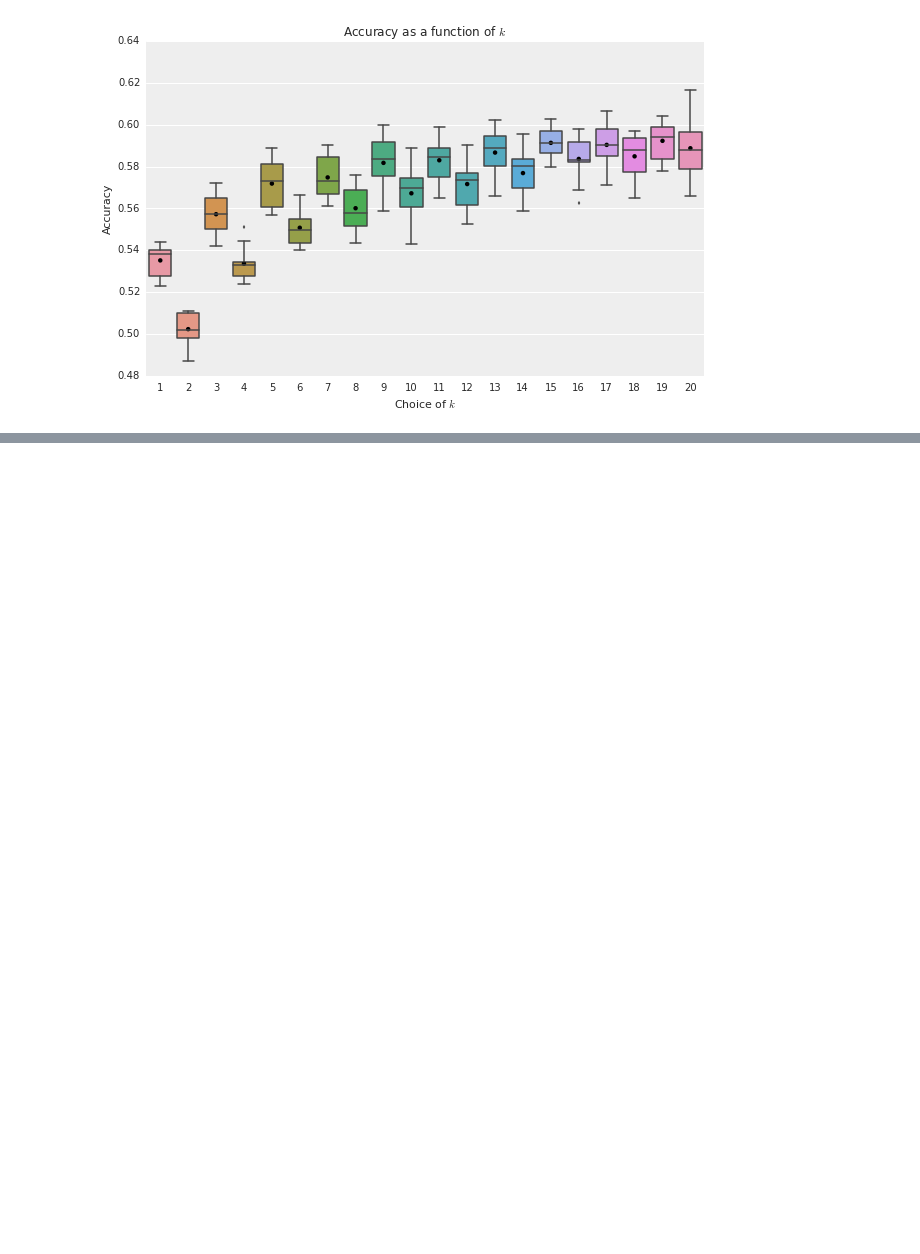
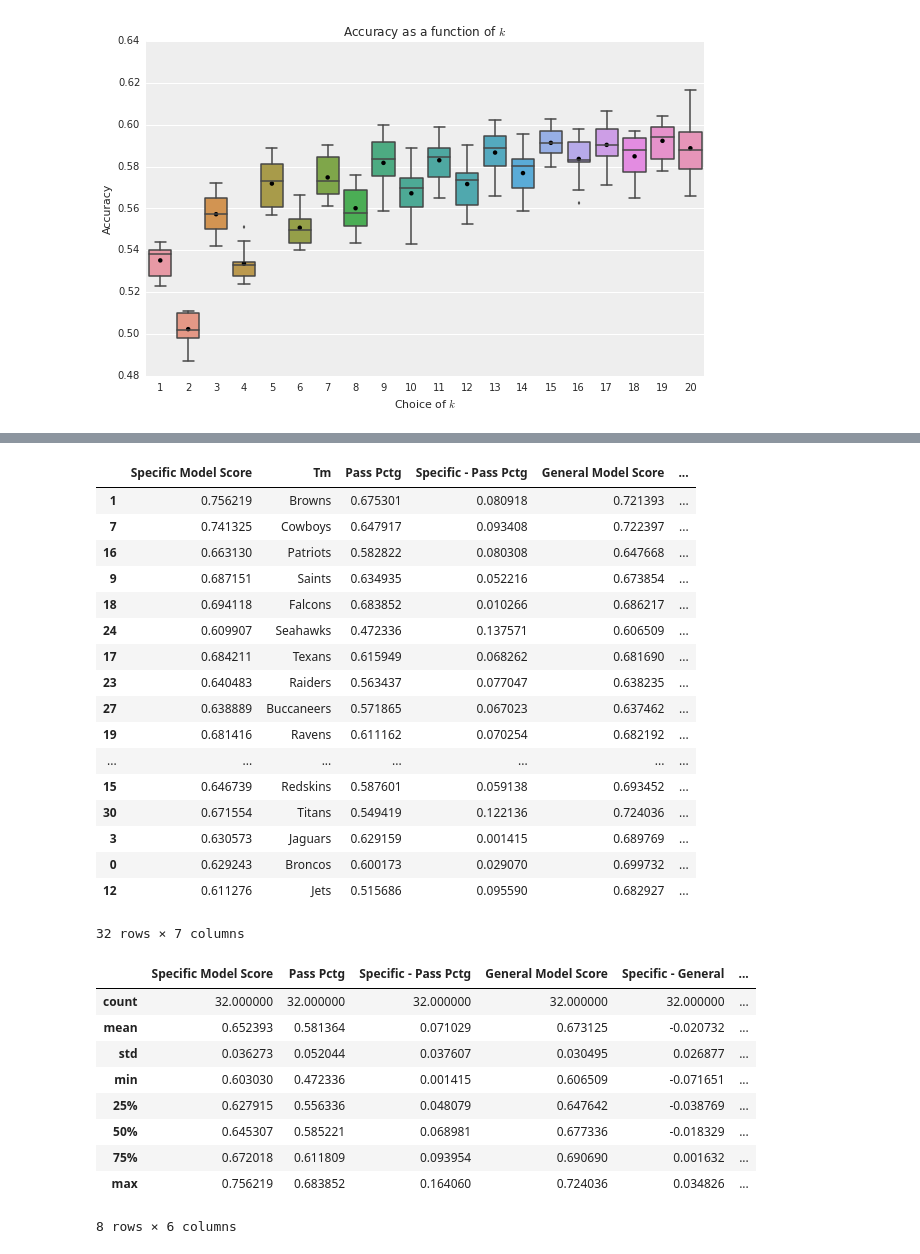
Before and after one commit to araftery/cs109-final-project, a Jupyter notebook: notebook.ipynb, the cells around one changed output, grey strips where cells are left out. Saved outputs shown, nothing was run; the diff lists cells and outputs as text; code cells hidden in the pictures; blank space fills up the shorter version.

```diff
--- a/notebook.ipynb
+++ b/notebook.ipynb
@@ -377,5 +374,21 @@ x_columns = [
     'Pass Percentage',
     'Run Percentage',
 ]
-x_train, x_test, y_train, y_test, df_subset = split_dataset(x_columns)
-df_subset.head()
+# get rid of any rows that have nan for any x column, or for pass
+df_no_nan = df.copy()
+for col in x_columns:
+    df_no_nan = df_no_nan[np.isfinite(df_no_nan[col])]
+
+df_no_nan = df_no_nan[np.isfinite(df_no_nan['Pass'])]
+
+X = df_no_nan[x_columns + ['Tm']]
+Y = df_no_nan[['Pass', 'Tm']]
+df_subset = df_no_nan[list(x_columns) + ['Pass']]
+
+x_train, x_test, y_train, y_test = train_test_split(X,Y, test_size=.33, random_state=9345)
+x_train = np.array([i[:-1] for i in x_train])
+y_train = np.array(pd.DataFrame(y_train)[0]).astype(np.int)
+x_test_with_team = x_test.copy()
+y_test_with_team = y_test.copy()
+x_test = np.array([i[:-1] for i in x_test])
+y_test = np.array(pd.DataFrame(y_test)[0]).astype(np.int)
@@ -432,0 +489,34 @@ plt.show()
+# %%
+team_scores['Specific - General'] = team_scores['Specific Model Score'] - team_scores['General Model Score']
+team_scores['General - Pass Pctg'] = team_scores['General Model Score'] - team_scores['Pass Pctg']
+display(team_scores.sort('Specific - General', ascending=False))
+display(team_scores.describe())
+# %% [output]
+|  | Specific Model Score | Tm | Pass Pctg | Specific - Pass Pctg | General Model Score | ... |
+| 1 | 0.756219 | Browns | 0.675301 | 0.080918 | 0.721393 | ... |
+| 7 | 0.741325 | Cowboys | 0.647917 | 0.093408 | 0.722397 | ... |
+| 16 | 0.663130 | Patriots | 0.582822 | 0.080308 | 0.647668 | ... |
+| 9 | 0.687151 | Saints | 0.634935 | 0.052216 | 0.673854 | ... |
+| 18 | 0.694118 | Falcons | 0.683852 | 0.010266 | 0.686217 | ... |
+| 24 | 0.609907 | Seahawks | 0.472336 | 0.137571 | 0.606509 | ... |
+| 17 | 0.684211 | Texans | 0.615949 | 0.068262 | 0.681690 | ... |
+| 23 | 0.640483 | Raiders | 0.563437 | 0.077047 | 0.638235 | ... |
+| 27 | 0.638889 | Buccaneers | 0.571865 | 0.067023 | 0.637462 | ... |
+| 19 | 0.681416 | Ravens | 0.611162 | 0.070254 | 0.682192 | ... |
+| ... | ... | ... | ... | ... | ... | ... |
+| 15 | 0.646739 | Redskins | 0.587601 | 0.059138 | 0.693452 | ... |
+| 30 | 0.671554 | Titans | 0.549419 | 0.122136 | 0.724036 | ... |
+| 3 | 0.630573 | Jaguars | 0.629159 | 0.001415 | 0.689769 | ... |
+| 0 | 0.629243 | Broncos | 0.600173 | 0.029070 | 0.699732 | ... |
+| 12 | 0.611276 | Jets | 0.515686 | 0.095590 | 0.682927 | ... |
+32 rows × 7 columns
+|  | Specific Model Score | Pass Pctg | Specific - Pass Pctg | General Model Score | Specific - General | ... |
+| count | 32.000000 | 32.000000 | 32.000000 | 32.000000 | 32.000000 | ... |
+| mean | 0.652393 | 0.581364 | 0.071029 | 0.673125 | -0.020732 | ... |
+| std | 0.036273 | 0.052044 | 0.037607 | 0.030495 | 0.026877 | ... |
+| min | 0.603030 | 0.472336 | 0.001415 | 0.606509 | -0.071651 | ... |
+| 25% | 0.627915 | 0.556336 | 0.048079 | 0.647642 | -0.038769 | ... |
+| 50% | 0.645307 | 0.585221 | 0.068981 | 0.677336 | -0.018329 | ... |
+| 75% | 0.672018 | 0.611809 | 0.093954 | 0.690690 | 0.001632 | ... |
+| max | 0.756219 | 0.683852 | 0.164060 | 0.724036 | 0.034826 | ... |
+8 rows × 6 columns
```
Also changed, not shown: parts of 17 cells of this notebook.
